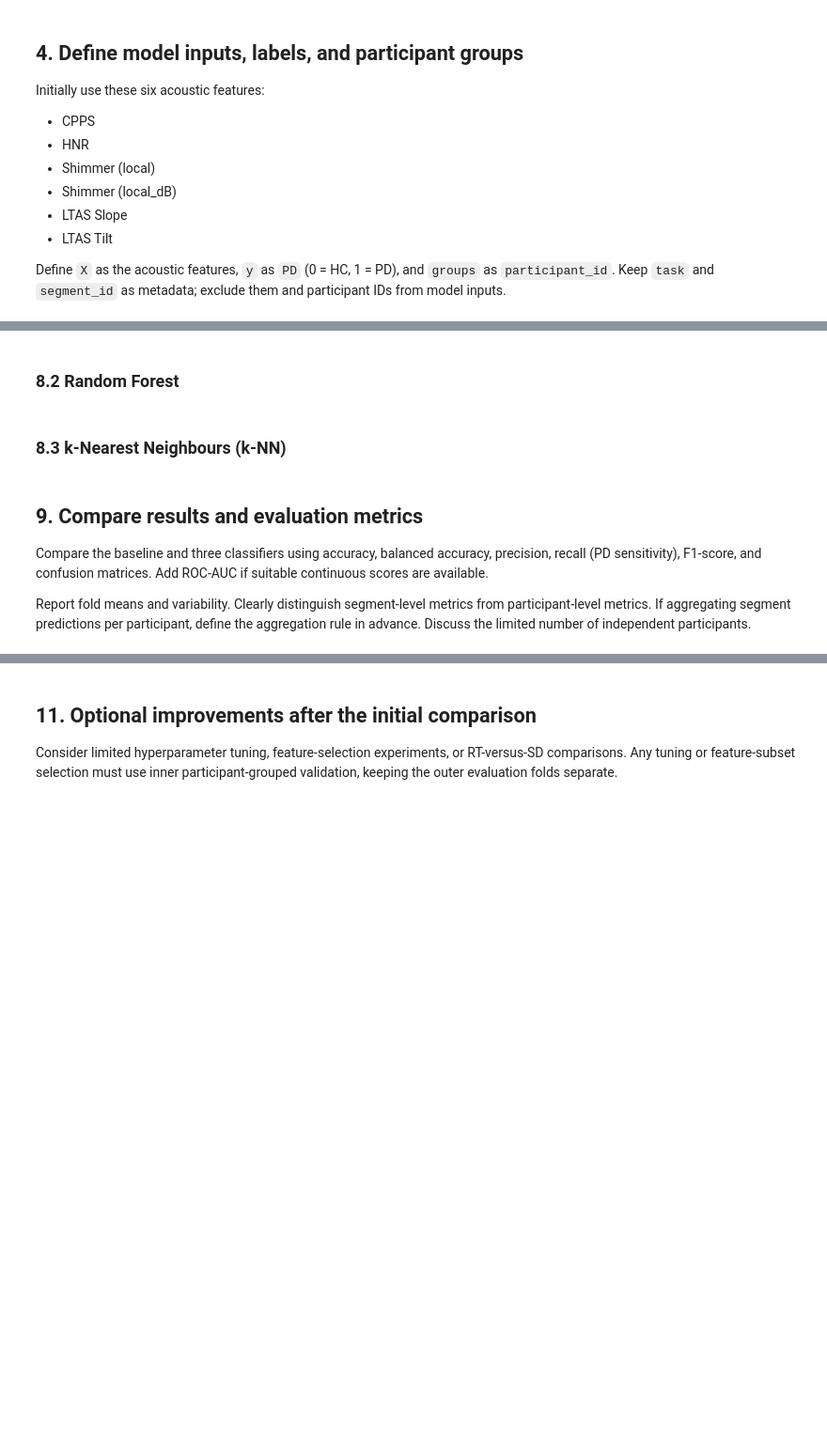
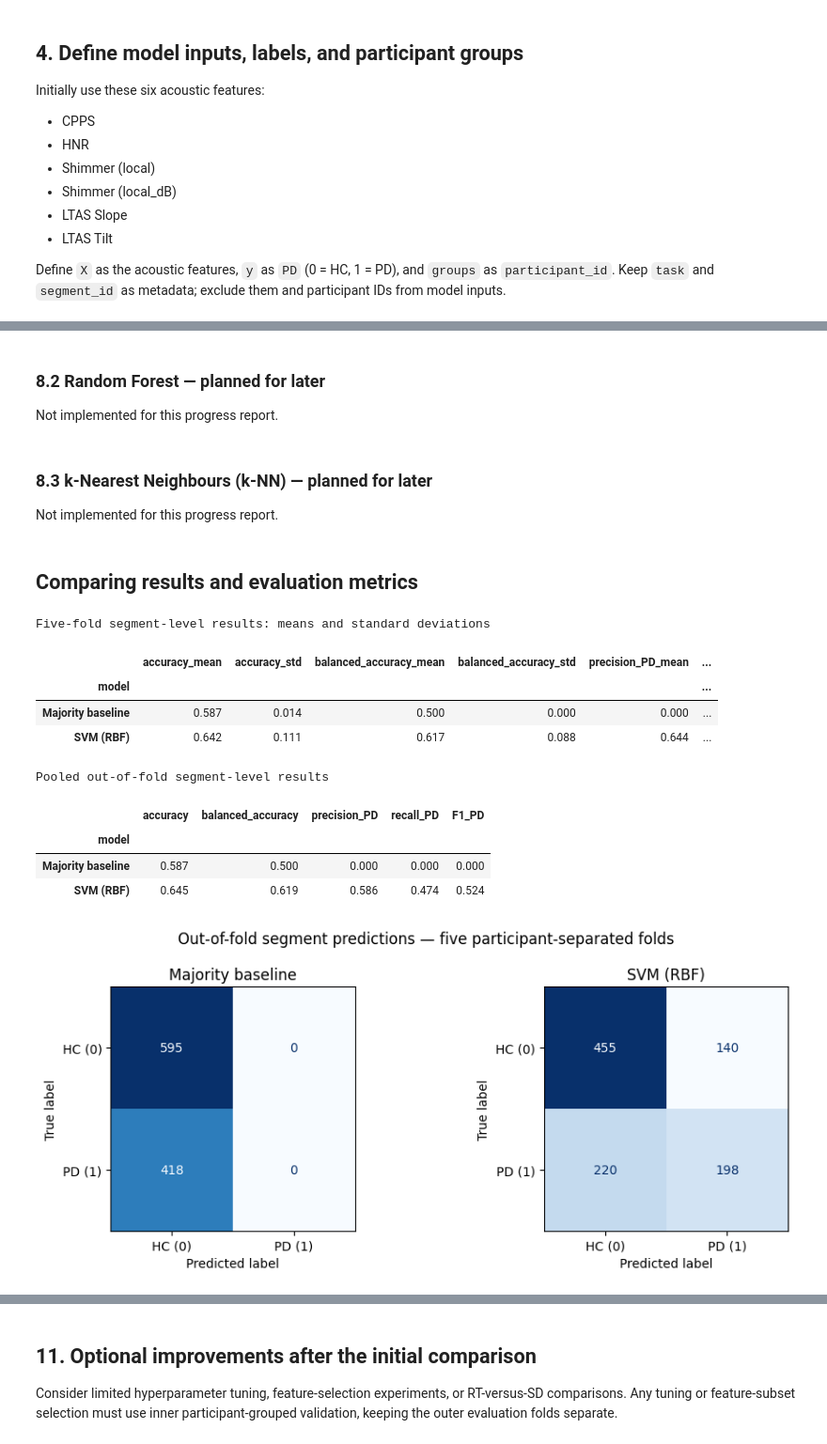
Before and after one commit to NehanMunir/pd-speech-detection, a Jupyter notebook: model/PD_model.ipynb, the cells around one changed output, grey strips where cells are left out. Shown at 94% size. Cells and saved outputs as stored; diff of their text form; code cells hidden in the pictures; blank space fills up the shorter version.

Commit message:
finished baseline and SVM

```diff
--- a/model/PD_model.ipynb
+++ b/model/PD_model.ipynb
@@ -105,13 +123,13 @@ def preprocess(data):
         valid = np.isfinite(values) & (values >= 0) & (values % 1 == 0)
         if not valid.all():
             raise ValueError(f"Invalid or missing identifiers in {column}.")
-        clean[column] = values.astype(int)
+        clean.loc[:, column] = values.astype(int)
 
     if not clean[TARGET_COLUMN].isin([0, 1]).all():
         raise ValueError("PD labels must be 0 (HC) or 1 (PD), with no missing labels.")
     if not clean["task"].isin(["RT", "SD"]).all():
         raise ValueError("Recording tasks must be RT or SD, with no missing tasks.")
-    clean[TARGET_COLUMN] = clean[TARGET_COLUMN].astype(int)
+    clean.loc[:, TARGET_COLUMN] = clean[TARGET_COLUMN].astype(int)
 
     # Every participant must have the same diagnosis across all their segments.
     labels_per_participant = clean.groupby(GROUP_COLUMN)[TARGET_COLUMN].nunique()
@@ -119,7 +137,8 @@ def preprocess(data):
         raise ValueError("A participant has conflicting PD labels; inspect the source data.")
 
     # Converting unexpected non-numeric feature values to NaN for detection.
-    clean[FEATURE_COLUMNS] = clean[FEATURE_COLUMNS].apply(pd.to_numeric, errors="coerce")
+    clean.loc[:, FEATURE_COLUMNS] = clean[FEATURE_COLUMNS].apply(pd.to_numeric, errors="coerce")
+    clean = clean.astype({feature: float for feature in FEATURE_COLUMNS})
     invalid_counts = (~np.isfinite(clean[FEATURE_COLUMNS])).sum()
     print("Invalid measurements per feature:")
     display(invalid_counts.rename("invalid_count").to_frame())
@@ -230,3 +444,5 @@ Start with fixed, documented settings. For each model, train a fresh pipeline pe
 # %%
-# TODO: Define and evaluate an SVM pipeline using the shared folds.
-# TODO: Record the kernel, regularization setting, and other parameters.
+svm_metrics, svm_predictions, svm_models = evaluate_model(svm_pipeline, X, y, folds)
+print("SVM: segment-level validation metrics per fold")
+display(svm_metrics.round(3))
+print("All five SVM fits converged.")
@@ -233,20 +458,62 @@ Start with fixed, documented settings. For each model, train a fresh pipeline pe
 # %% [markdown]
-### 8.2 Random Forest
+### 8.2 Random Forest — planned for later
+Not implemented for this progress report.
 # %%
 # TODO: Define and evaluate a Random Forest using the shared folds.
 # TODO: Record the number of trees, tree constraints, and random seed.
 # %% [markdown]
-### 8.3 k-Nearest Neighbours (k-NN)
+### 8.3 k-Nearest Neighbours (k-NN) — planned for later
+Not implemented for this progress report.
 # %%
 # TODO: Define and evaluate a standardized k-NN pipeline using the shared folds.
 # TODO: Record the number of neighbours and distance/weighting settings.
 # %% [markdown]
-## 9. Compare results and evaluation metrics
-Compare the baseline and three classifiers using accuracy, balanced accuracy, precision, recall (PD sensitivity), F1-score, and confusion matrices. Add ROC-AUC if suitable continuous scores are available.
-
-Report fold means and variability. Clearly distinguish segment-level metrics from participant-level metrics. If aggregating segment predictions per participant, define the aggregation rule in advance. Discuss the limited number of independent participants.
+## Comparing results and evaluation metrics
 # %%
-# TODO: Summarize cross-validation metrics for all models.
-# TODO: Plot confusion matrices from out-of-fold predictions.
-# TODO: Optionally summarize participant-level predictions separately.
+# Comparing means and standard deviations across the five validation folds.
+metric_columns = [column for column in svm_metrics.columns if column != "fold"]
+summary_rows = []
+for name, scores in [("Majority baseline", baseline_metrics), ("SVM (RBF)", svm_metrics)]:
+    row = {"model": name}
+    for metric in metric_columns:
+        row[f"{metric}_mean"] = scores[metric].mean()
+        row[f"{metric}_std"] = scores[metric].std(ddof=1)
+    summary_rows.append(row)
+cv_summary = pd.DataFrame(summary_rows).set_index("model")
+print("Five-fold segment-level results: means and standard deviations")
+display(cv_summary.round(3))
+
+# Pooled metrics use every segment's held-out prediction exactly once.
+pooled_results = pd.DataFrame([
+    {"model": "Majority baseline", **calculate_metrics(y, baseline_predictions)},
+    {"model": "SVM (RBF)", **calculate_metrics(y, svm_predictions)},
+]).set_index("model")
+print("Pooled out-of-fold segment-level results")
+display(pooled_results.round(3))
+
+fig, axes = plt.subplots(1, 2, figsize=(10, 4))
+for ax, name, predictions in zip(
+    axes, ["Majority baseline", "SVM (RBF)"], [baseline_predictions, svm_predictions]
+):
+    matrix = confusion_matrix(y, predictions, labels=[0, 1])
+    ConfusionMatrixDisplay(matrix, display_labels=["HC (0)", "PD (1)"]).plot(
+        ax=ax, cmap="Blues", colorbar=False, values_format="d"
+    )
+    ax.set_title(name)
+fig.suptitle("Out-of-fold segment predictions — five participant-separated folds")
+plt.tight_layout()
+confusion_figure = fig
+plt.show()
+# %% [output]
+Five-fold segment-level results: means and standard deviations
+|  | accuracy_mean | accuracy_std | balanced_accuracy_mean | balanced_accuracy_std | precision_PD_mean | ... |
+| model |  |  |  |  |  | ... |
+| Majority baseline | 0.587 | 0.014 | 0.500 | 0.000 | 0.000 | ... |
+| SVM (RBF) | 0.642 | 0.111 | 0.617 | 0.088 | 0.644 | ... |
+Pooled out-of-fold segment-level results
+|  | accuracy | balanced_accuracy | precision_PD | recall_PD | F1_PD |
+| model |  |  |  |  |  |
+| Majority baseline | 0.587 | 0.500 | 0.000 | 0.000 | 0.000 |
+| SVM (RBF) | 0.645 | 0.619 | 0.586 | 0.474 | 0.524 |
+[figure, added]
 # %% [markdown]
```
Also changed, not shown: parts of 17 cells of this notebook, 9 other files.
